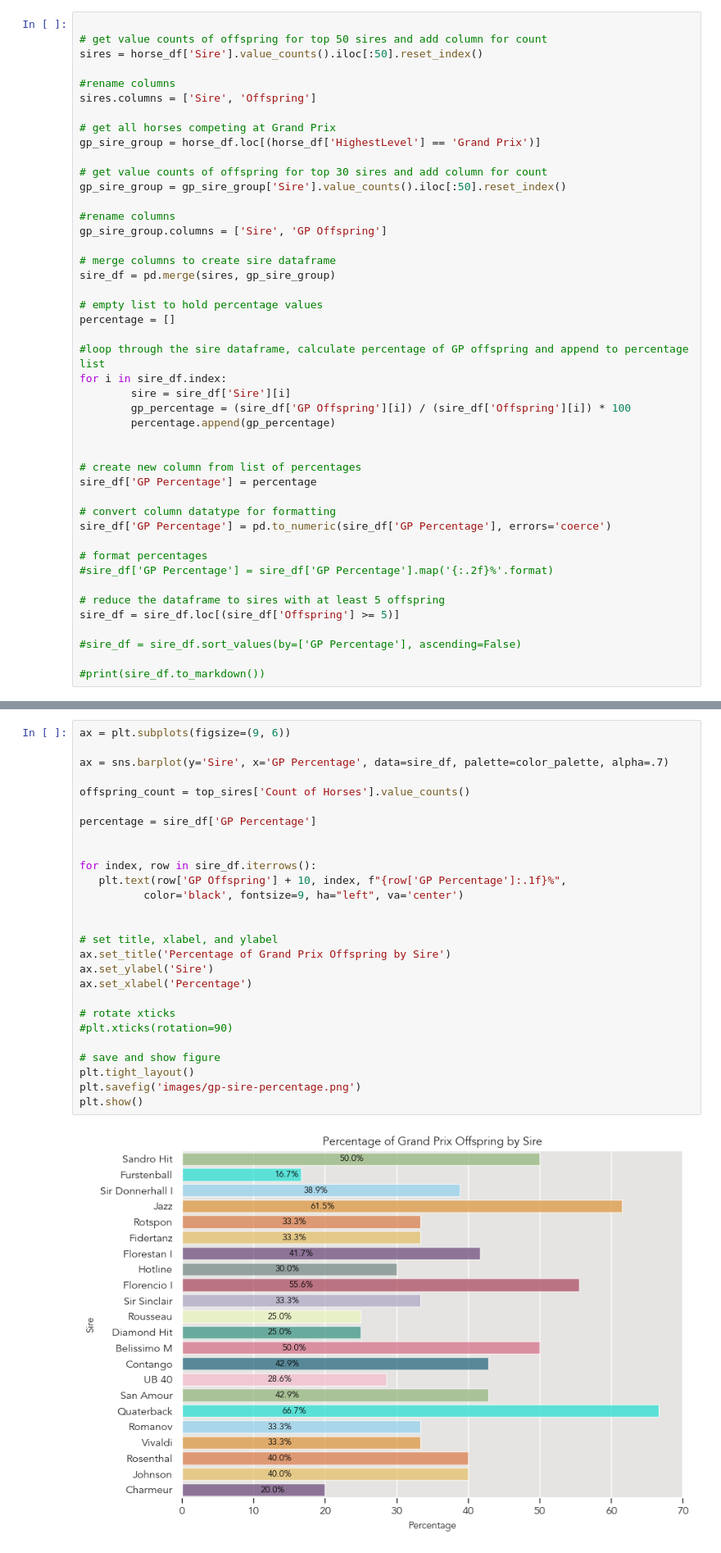
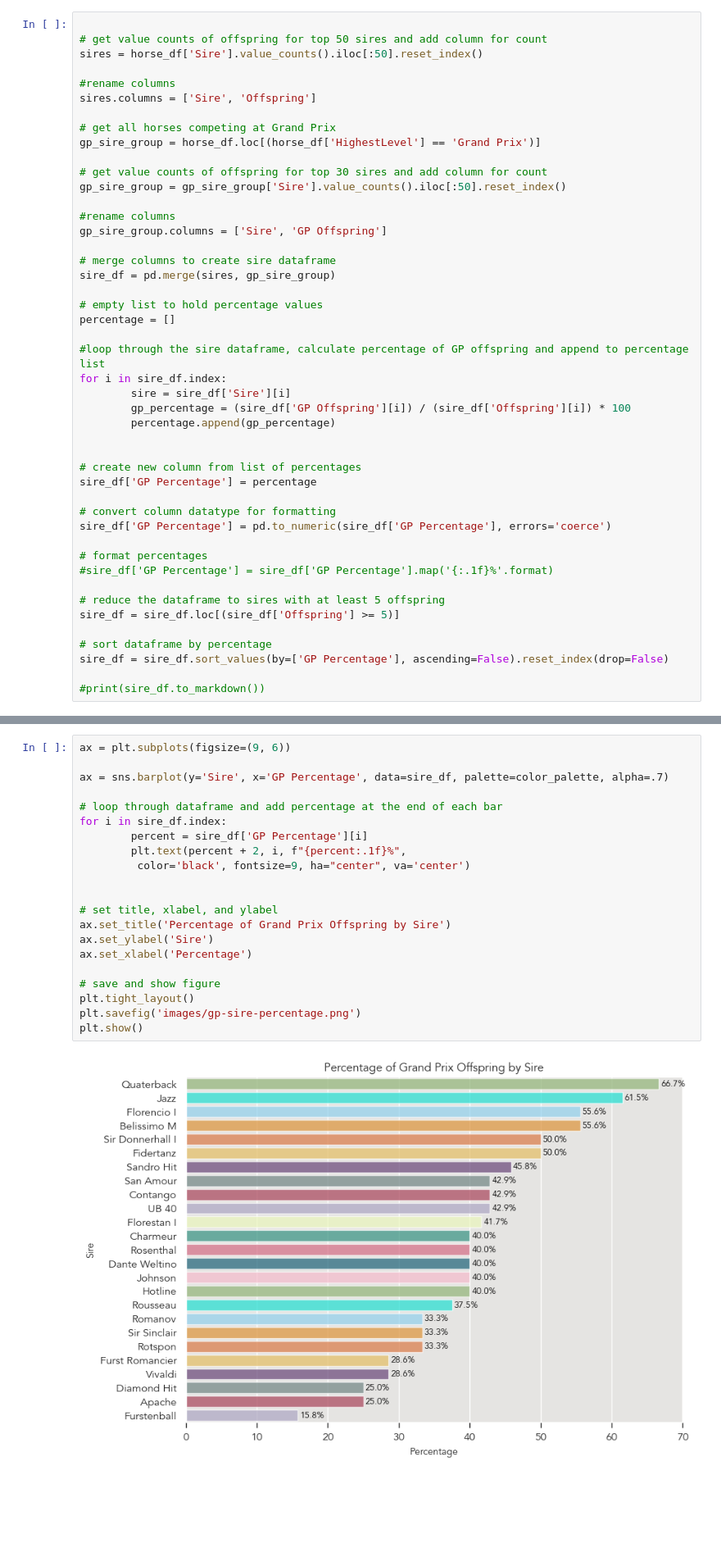
Before and after one commit to siobyrne/young-dressage-horse-program-analysis, a Jupyter notebook: younghorse.ipynb, the cells around one changed output, grey strips where cells are left out. Shown at 82% size. Drawn from its saved outputs; the diff is of its cells as text; blank space fills up the shorter version.

Commit message:
Move percentage display to the end of bars for GP offspring percentage figures

```diff
--- a/younghorse.ipynb
+++ b/younghorse.ipynb
@@ -1654,12 +1667,13 @@ sire_df['GP Percentage'] = percentage
 sire_df['GP Percentage'] = pd.to_numeric(sire_df['GP Percentage'], errors='coerce')
 
 # format percentages
-#sire_df['GP Percentage'] = sire_df['GP Percentage'].map('{:.2f}%'.format)
+#sire_df['GP Percentage'] = sire_df['GP Percentage'].map('{:.1f}%'.format)
 
 # reduce the dataframe to sires with at least 5 offspring
 sire_df = sire_df.loc[(sire_df['Offspring'] >= 5)]
 
-#sire_df = sire_df.sort_values(by=['GP Percentage'], ascending=False)
+# sort dataframe by percentage
+sire_df = sire_df.sort_values(by=['GP Percentage'], ascending=False).reset_index(drop=False)
 
 #print(sire_df.to_markdown())
 # %% [markdown]
@@ -1690,32 +1707,26 @@ sire_df = sire_df.loc[(sire_df['Offspring'] >= 5)]
 # %%
 ax = plt.subplots(figsize=(9, 6))
 
 ax = sns.barplot(y='Sire', x='GP Percentage', data=sire_df, palette=color_palette, alpha=.7)
 
-offspring_count = top_sires['Count of Horses'].value_counts()
-
-percentage = sire_df['GP Percentage']
-
-
-for index, row in sire_df.iterrows():
-   plt.text(row['GP Offspring'] + 10, index, f"{row['GP Percentage']:.1f}%",
-          color='black', fontsize=9, ha="left", va='center')
+# loop through dataframe and add percentage at the end of each bar
+for i in sire_df.index:
+        percent = sire_df['GP Percentage'][i]
+        plt.text(percent + 2, i, f"{percent:.1f}%",
+         color='black', fontsize=9, ha="center", va='center')
 
 
 # set title, xlabel, and ylabel
 ax.set_title('Percentage of Grand Prix Offspring by Sire')
 ax.set_ylabel('Sire')
 ax.set_xlabel('Percentage')
 
-# rotate xticks
-#plt.xticks(rotation=90)
-
 # save and show figure
 plt.tight_layout()
 plt.savefig('images/gp-sire-percentage.png')
 plt.show()
 # %% [output]
-[figure, old version]
+[figure, new version]
 # %% [markdown]
 ### Top Ten Damsires of Championship Competitors
 # %%
```
Also changed, not shown: parts of 72 cells of this notebook, 35 other files.
